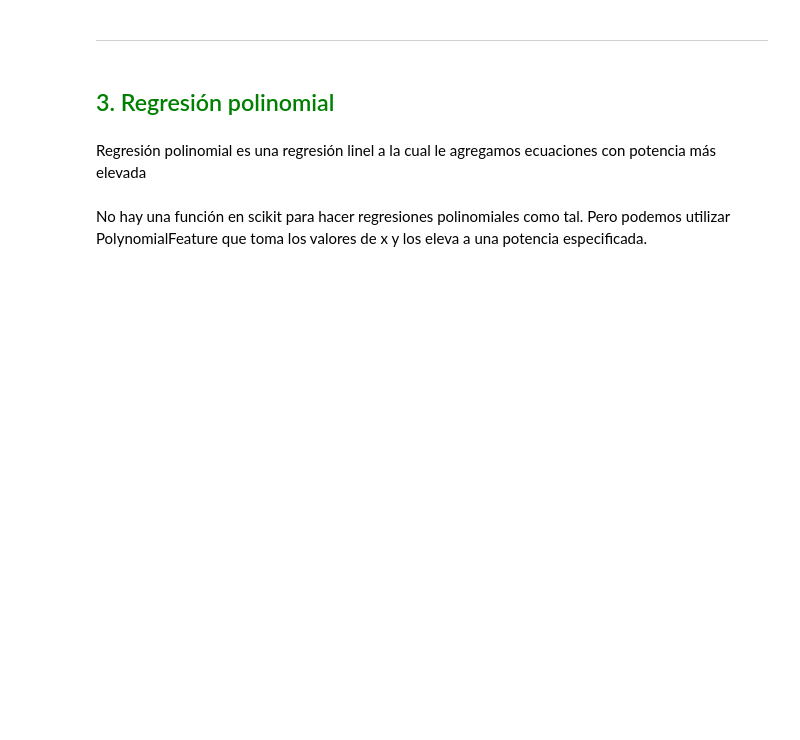
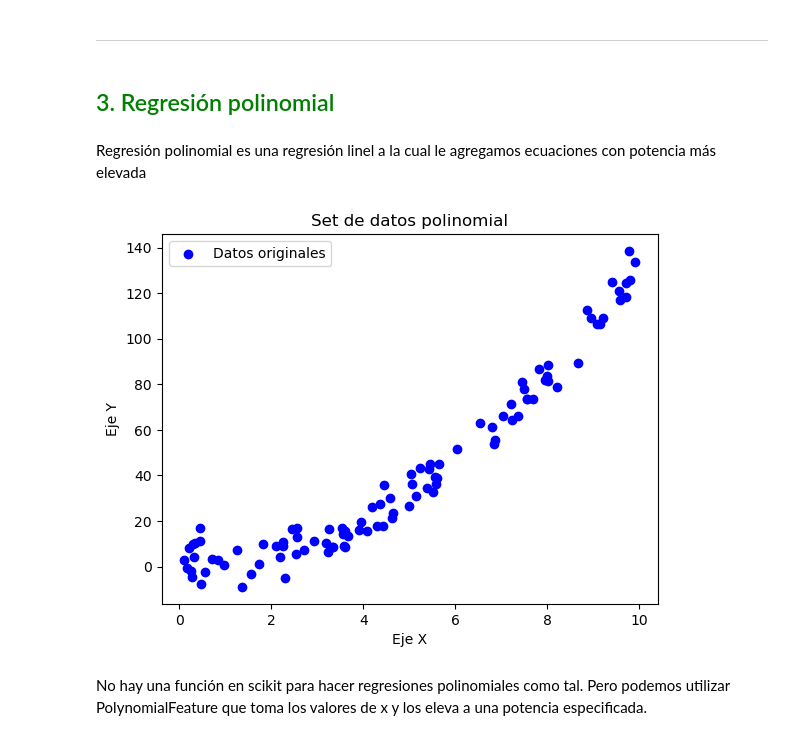
Before and after one commit to abrahajam/BIG-DATA-E-IA, a Jupyter notebook: Ejercicios 2 ultimas semanas/Capítulo 4-Modelos de Entrenamiento/ML3.ipynb, the cells around one changed output. Drawn from its saved outputs; the diff is of its cells as text; code cells hidden in the pictures; blank space fills up the shorter version.

```diff
--- a/Ejercicios 2 ultimas semanas/Capítulo 4-Modelos de Entrenamiento/ML3.ipynb
+++ b/Ejercicios 2 ultimas semanas/Capítulo 4-Modelos de Entrenamiento/ML3.ipynb
@@ -391,11 +498,23 @@ Aunque existe variación con el resultado de los métodos anteriores, la diferen
 # %% [markdown]
 Regresión polinomial es una regresión linel a la cual le agregamos ecuaciones con potencia más elevada
 # %%
-#Generar set de datos de juguete. Añade un toque de aleatoriedad
+# Generar un set de datos de juguete para regresión polinomial
+import numpy as np
+import matplotlib.pyplot as plt
 
-#Elevar la ecuación al 2
+# Generar datos
+x_poly = np.random.rand(100) * 10  # 100 valores entre 0 y 10
+y_poly = 1.5 * x_poly**2 - 2 * x_poly + 3 + np.random.randn(100) * 5  # Relación polinomial con ruido
 
-#Gráfica el set de datos
+# Graficar los datos
+plt.scatter(x_poly, y_poly, color='blue', label='Datos originales')
+plt.title('Set de datos polinomial')
+plt.xlabel('Eje X')
+plt.ylabel('Eje Y')
+plt.legend()
+plt.show()
+# %% [output]
+[figure, added]
 # %% [markdown]
 No hay una función en scikit para hacer regresiones polinomiales como tal. Pero podemos utilizar PolynomialFeature que toma los valores de x y los eleva a una potencia especificada.
 # %%
```
Also changed, not shown: parts of 54 cells of this notebook, 7 other files.
